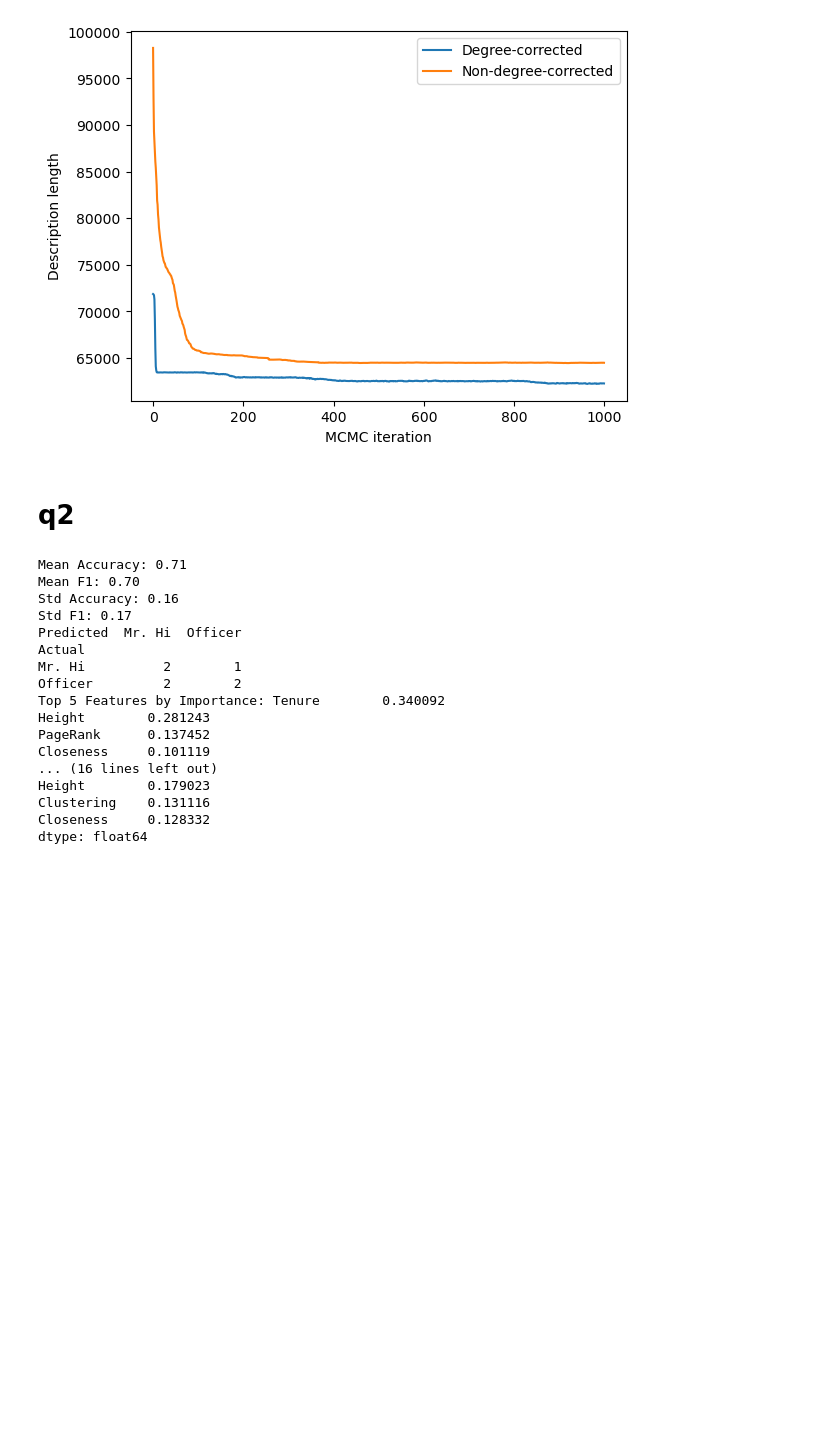
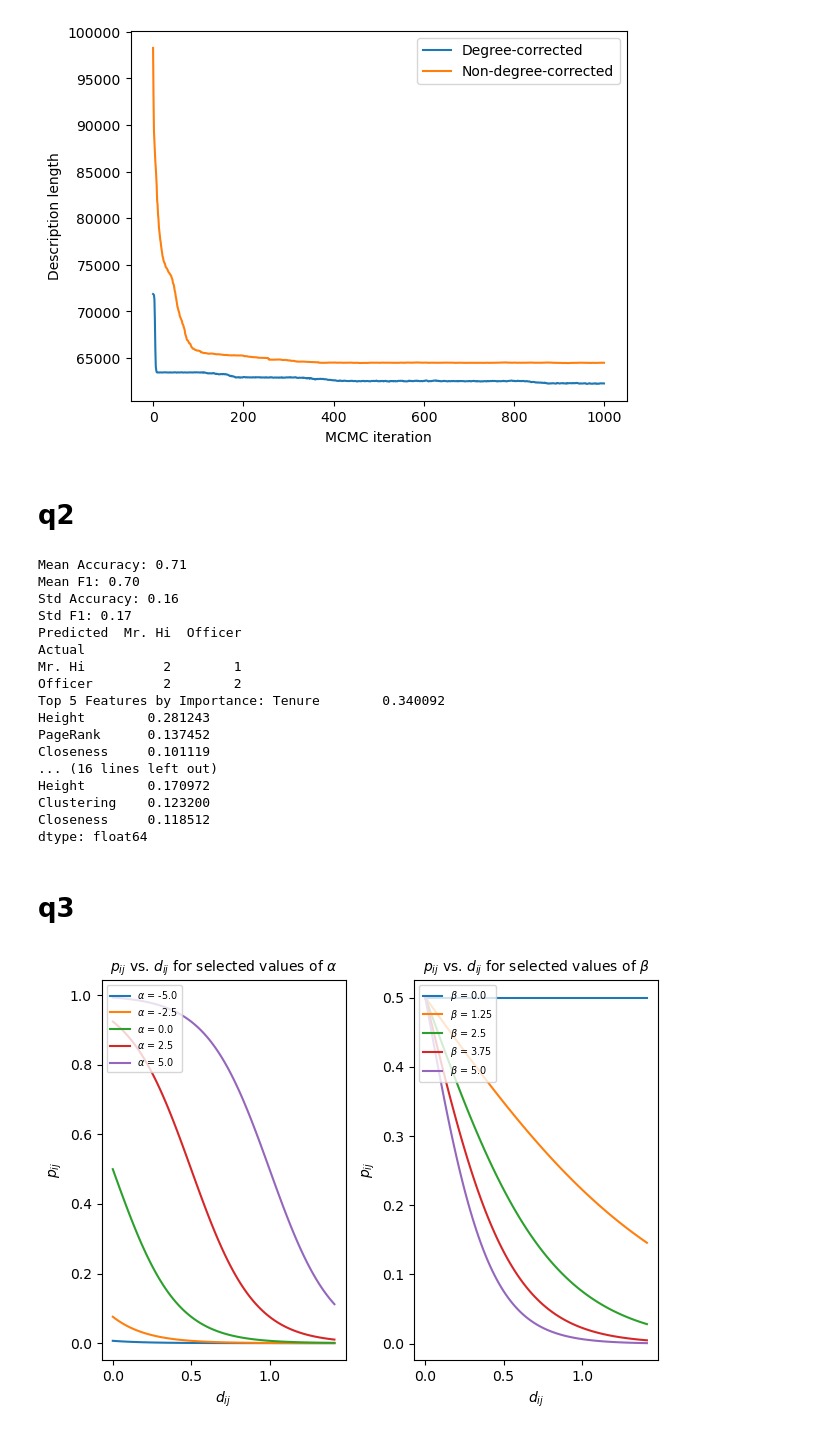
Before and after one commit to caleb-chandler/cnet5052_sp26, a Jupyter notebook: assignments/assignment03/assignment03.ipynb, the cells around one changed output. Saved outputs shown, nothing was run; the diff lists cells and outputs as text; code cells hidden in the pictures; blank space fills up the shorter version.

```diff
--- a/assignments/assignment03/assignment03.ipynb
+++ b/assignments/assignment03/assignment03.ipynb
@@ -192,7 +194,7 @@ print(f"Top 5 Features by Importance: {top5}")
 print('\n=====================================\n')
 
 # increasing noise (50%)
-d = 5
+d = 3
 std_tenure_hi = std_tenure_hi * d
 std_height_hi = std_height_hi * d
 std_tenure_o = std_tenure_o * d
@@ -286,7 +288,62 @@ Height        0.281243
 PageRank      0.137452
 Closeness     0.101119
 ... (16 lines left out)
-Height        0.179023
-Clustering    0.131116
-Closeness     0.128332
+Height        0.170972
+Clustering    0.123200
+Closeness     0.118512
 dtype: float64
+# %% [markdown]
+# q3
+# %%
+# part a: visualization
+
+# function to use for simulations
+def distance_decay_rgg(alpha=0.0, beta=5.0):
+    '''
+    Simulates the relationship between distance and connection probability in a "soft"
+    random geometric graph generation model as a function of baseline density and distance weight.
+
+    Args:
+    - alpha (float): baseline "inherent propensity" of nodes to connect
+    - beta (float): distance weight -- scalar applied to distance
+
+    Returns:
+    - results (list): list of probabilities and their associated distances
+    '''
+    # defining sigmoid function
+    sigmoid = lambda x: 1 / (1 + math.exp(-x))
+
+    results = []
+    for dist in np.linspace(0, math.sqrt(2), 100): # space of all possible distances
+        # apply function
+        x = alpha - beta * dist
+        results.append((sigmoid(x), dist)) # save both pij and dij for use in plot
+
+    return results
+
+# --- plotting ---
+
+fig, ax = plt.subplots(1,2)
+
+for alpha in np.linspace(-5, 5, 5):
+    results = distance_decay_rgg(alpha)
+    probs, dist = zip(*results)
+    ax[0].plot(dist, probs, label=rf"$\alpha$ = {alpha}")
+
+ax[0].set(title=r"$p_{ij}$ vs. $d_{ij}$ for selected values of $\alpha$", xlabel=r"$d_{ij}$", ylabel=r"$p_{ij}$")
+ax[0].title.set_size(10)
+ax[0].legend(fontsize='x-small', loc='upper left')
+
+for beta in np.linspace(0, 5, 5):
+    results = distance_decay_rgg(beta=beta)
+    probs, dist = zip(*results)
+    ax[1].plot(dist, probs, label=rf"$\beta$ = {beta}")
+
+ax[1].set(title=r"$p_{ij}$ vs. $d_{ij}$ for selected values of $\beta$", xlabel=r"$d_{ij}$", ylabel=r"$p_{ij}$")
+ax[1].title.set_size(10)
+ax[1].legend(fontsize='x-small', loc='upper left')
+
+plt.tight_layout()
+plt.savefig(r'./imgs/sensitivity_analysis.png')
+# %% [output]
+[figure, added]
```
Also changed, not shown: parts of 2 cells of this notebook, 2 other files.
